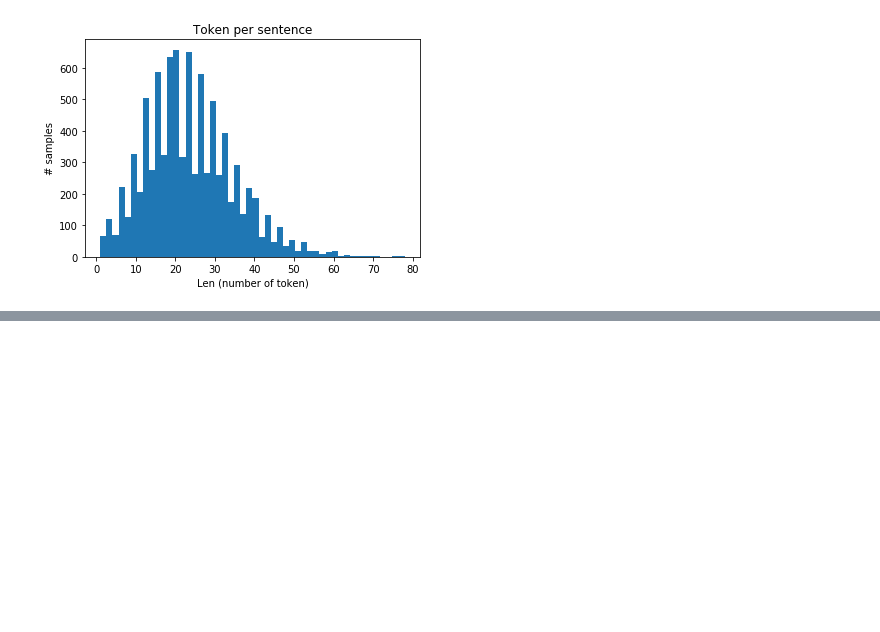
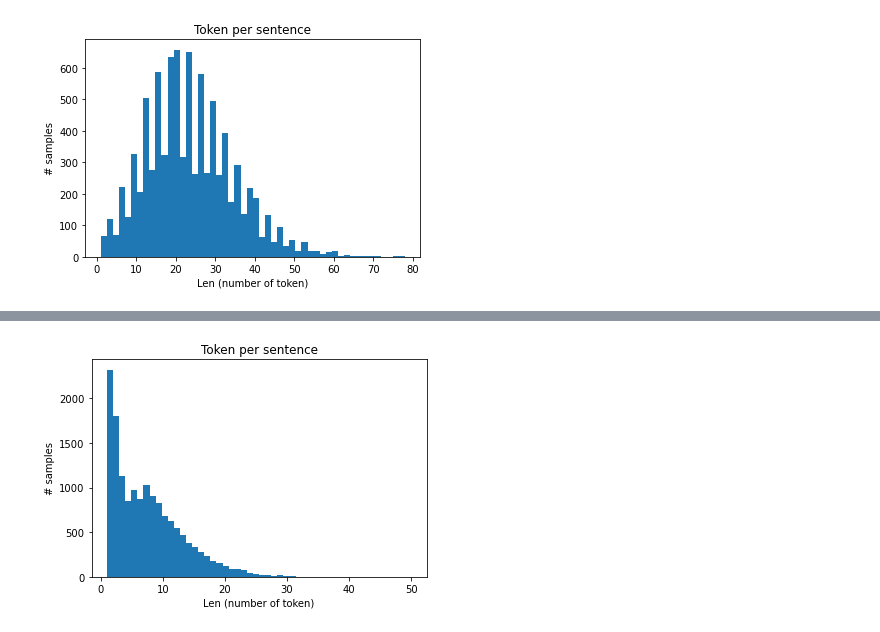
Before and after one commit to carlruikai/NLP-Final-Project, a Jupyter notebook: src/lstm/experiments.ipynb, the cells around one changed output, grey strips where cells are left out. Drawn from its saved outputs; the diff is of its cells as text; code cells hidden in the pictures; blank space fills up the shorter version.

```diff
--- a/src/lstm/experiments.ipynb
+++ b/src/lstm/experiments.ipynb
@@ -218,0 +71,12 @@ Test accuracy: 96.73%
+# %%
+sentences, words, pos_tags, ner_tags = LSTM_CRF_Tagger_ScienceExamCER(
+        train_path='../../data/ScienceExamCER/train_spacy.txt',
+        valid_path='../../data/ScienceExamCER/valid_spacy.txt',
+        model_name='science_exam_cer',
+        max_length=100,
+        embedding_dim=20,
+        epochs=50,
+        batch_size=64,
+        n_gpu=None
+        ).load_file('../../data/ScienceExamCER/train_spacy.txt')
+n_words, n_tags = len(words), len(ner_tags)
@@ -218,0 +103,9 @@ Test accuracy: 96.73%
+# %%
+from matplotlib import pyplot as plt
+plt.hist([len(s) for s in sentences], bins=50)
+plt.title('Token per sentence')
+plt.xlabel('Len (number of token)')
+plt.ylabel('# samples')
+plt.show()
+# %% [output]
+[figure, added]
```
Also changed, not shown: parts of 18 cells of this notebook, 21 other files.
